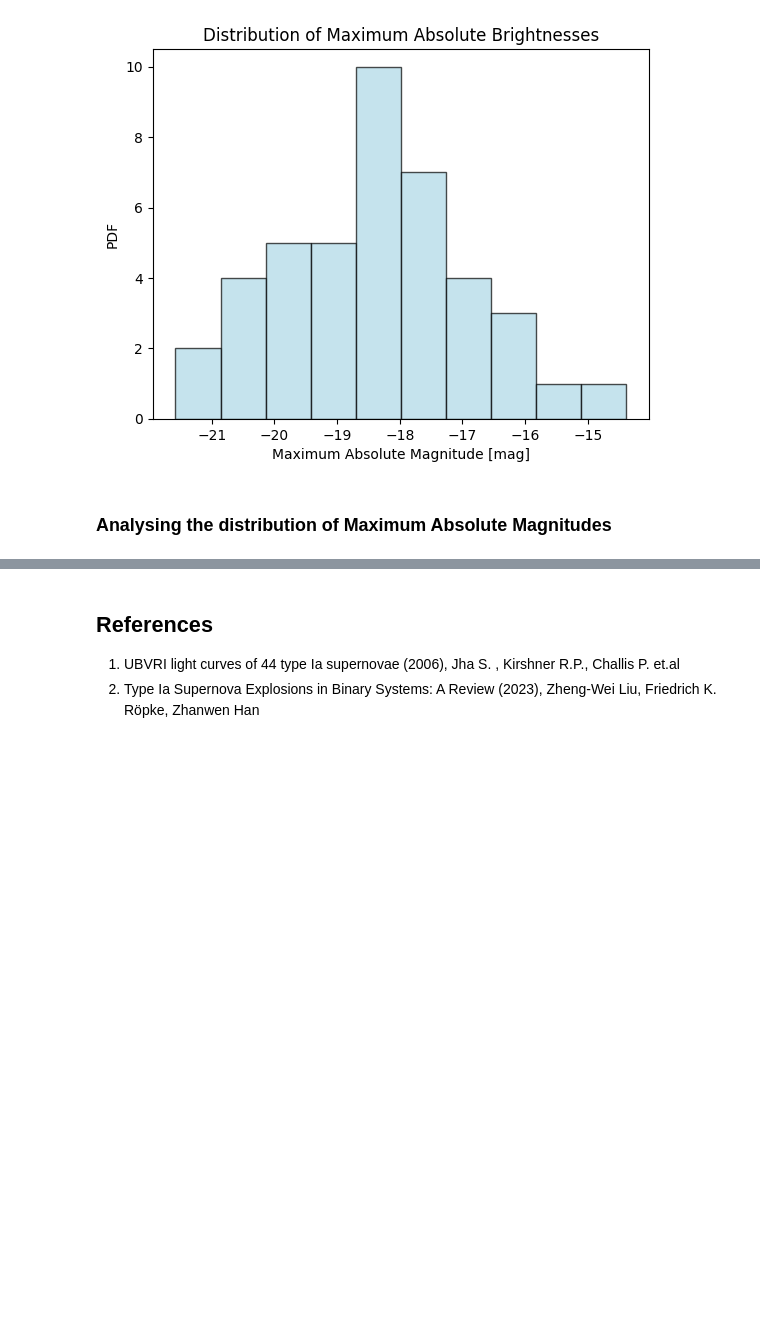
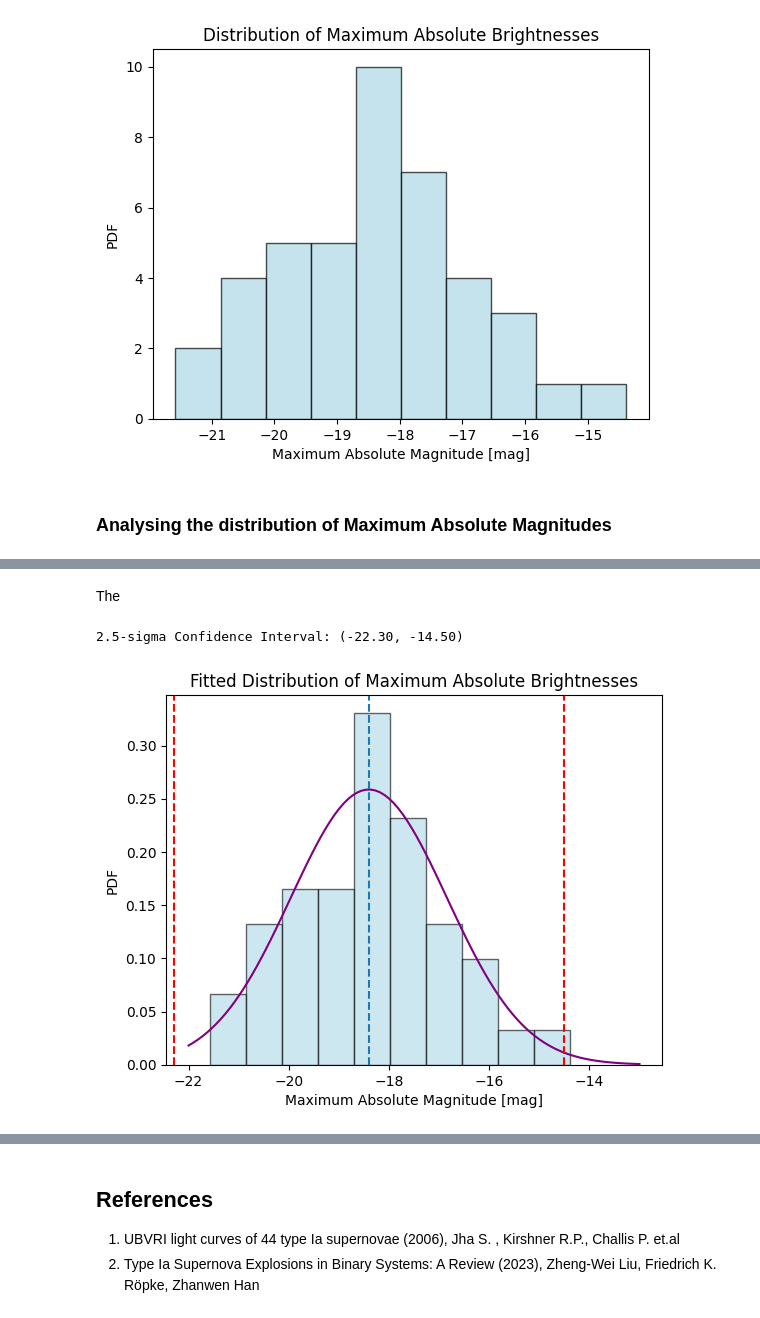
Before and after one commit to ThomasSchallar/statistics, a Jupyter notebook: main_file.ipynb, the cells around one changed output, grey strips where cells are left out. Saved outputs shown, nothing was run; the diff lists cells and outputs as text; code cells hidden in the pictures; blank space fills up the shorter version.

```diff
--- a/main_file.ipynb
+++ b/main_file.ipynb
@@ -462,0 +461,38 @@ print(f"{n}-sigma Confidence Interval: ({lower:.2f}, {upper:.2f})")
+# %% [markdown]
+The
+# %%
+def n_sigma_confidence_interval(sigma, mu, n):
+    # Calculate the confidence interval
+    lower_bound = mu - n * sigma
+    upper_bound = mu + n * sigma
+
+    return lower_bound, upper_bound
+
+
+n = 2.5
+
+lower, upper = n_sigma_confidence_interval(std_gaus, mean_gaus, n)
+
+print(f"{n}-sigma Confidence Interval: ({lower:.2f}, {upper:.2f})")
+
+
+# Fitted histogram plotting
+
+counts, bins, patches = plt.hist(max_abs_mag, bins = 10, edgecolor='black', color = 'lightblue', density = True, alpha=0.6, label = 'SNe')
+
+plt.xlabel('Maximum Absolute Magnitude [mag]')
+plt.ylabel('PDF')
+plt.title('Fitted Distribution of Maximum Absolute Brightnesses')
+
+
+plt.plot(x_values_to_fit, gaussian(x_values_to_fit, *param), '-', color = 'purple', lw=1.5)
+
+
+plt.axvline(mean_gaus, linestyle = 'dashed')
+plt.axvline(lower, color = 'red', linestyle = 'dashed')
+plt.axvline(upper, color = 'red', linestyle = 'dashed')
+
+plt.show()
+# %% [output]
+2.5-sigma Confidence Interval: (-22.30, -14.50)
+[figure, added]
```
Also changed, not shown: parts of 33 cells of this notebook, 1 other file.
